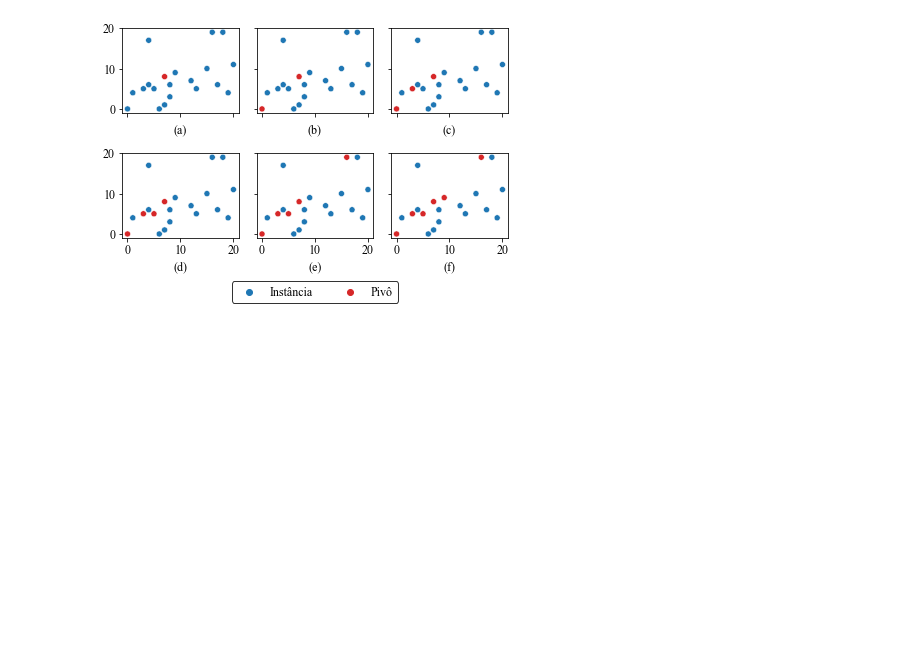
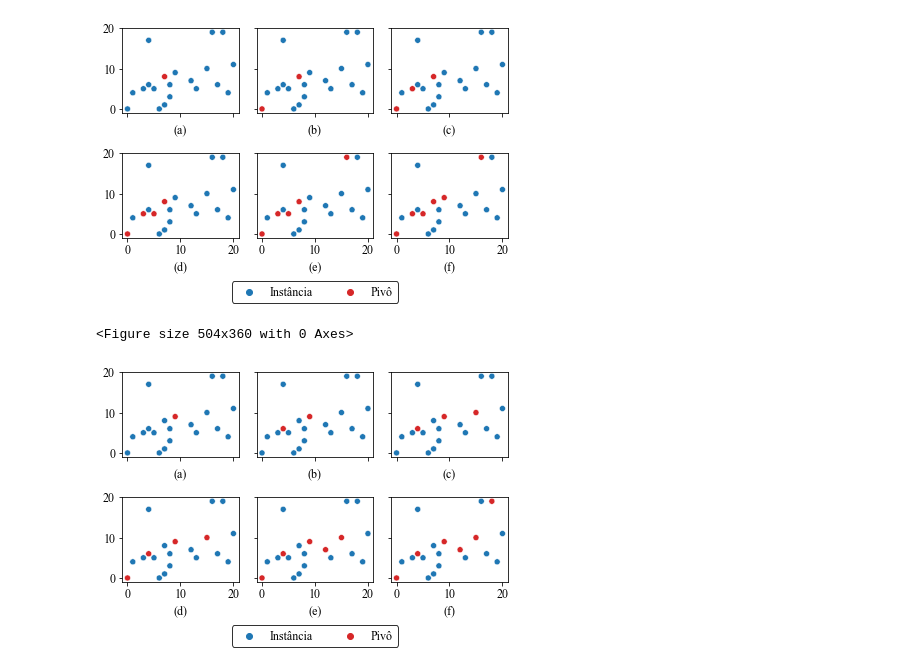
Before and after one commit to JoaoVitorLeite/gervLibProject, a Jupyter notebook: gervLib_Project/gervLib/python/plot_pivots.ipynb, the cells around one changed output. Cells and saved outputs as stored; diff of their text form; code cells hidden in the pictures; blank space fills up the shorter version.

```diff
--- a/gervLib_Project/gervLib/python/plot_pivots.ipynb
+++ b/gervLib_Project/gervLib/python/plot_pivots.ipynb
@@ -257,3 +257,14 @@ plot_pivots(path=filePath, pivotsIndex=pvts, aux=aux, titles=titles, outputName=
 # %% [output]
 <Figure size 504x360 with 0 Axes>
 [figure]
+# %%
+#BPP
+#SEED = 4554
+filePath = "../datasets/Dataset1.csv"
+pvts = [11,19,5,18,3,13]
+aux = []
+titles = ["", "", "", "", "", ""]
+plot_pivots(path=filePath, pivotsIndex=pvts, aux=aux, titles=titles, outputName="bpp.svg", dpi=300)
+# %% [output]
+<Figure size 504x360 with 0 Axes>
+[figure, added]
```
Also changed, not shown: 4 other files.
